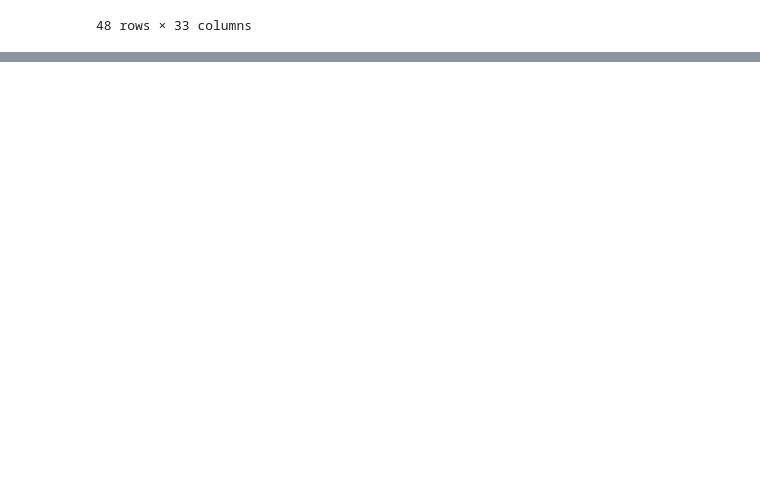
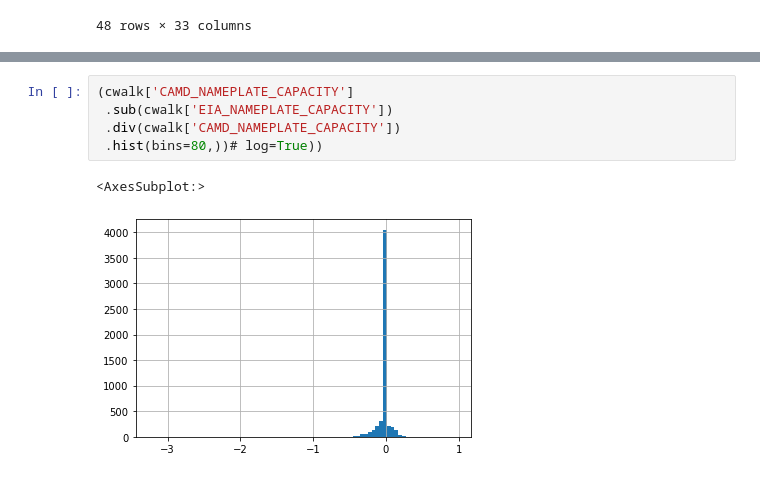
Before and after one commit to catalyst-cooperative/epacems_ramp_rates, a Jupyter notebook: notebooks/4.0-tb-EPA_crosswalk_explore.ipynb, the cells around one changed output, grey strips where cells are left out. Saved outputs shown, nothing was run; the diff lists cells and outputs as text; blank space fills up the shorter version.

```diff
--- a/notebooks/4.0-tb-EPA_crosswalk_explore.ipynb
+++ b/notebooks/4.0-tb-EPA_crosswalk_explore.ipynb
@@ -224,0 +287,8 @@ EPA docs did note that steam turbine generators have the option of reporting ele
+# %%
+(cwalk['CAMD_NAMEPLATE_CAPACITY']
+ .sub(cwalk['EIA_NAMEPLATE_CAPACITY'])
+ .div(cwalk['CAMD_NAMEPLATE_CAPACITY'])
+ .hist(bins=80,))# log=True))
+# %% [output]
+<AxesSubplot:>
+[figure, added]
```
Also changed, not shown: parts of 18 cells of this notebook.
